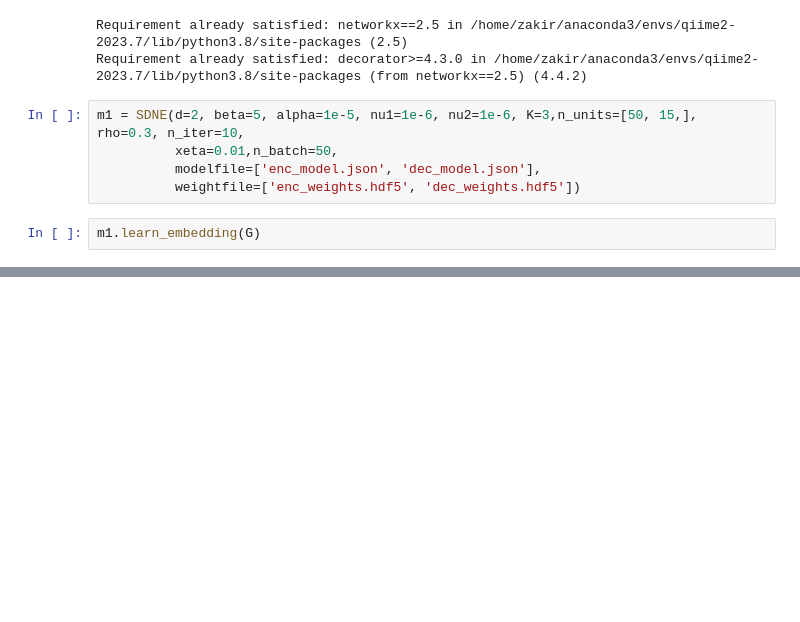
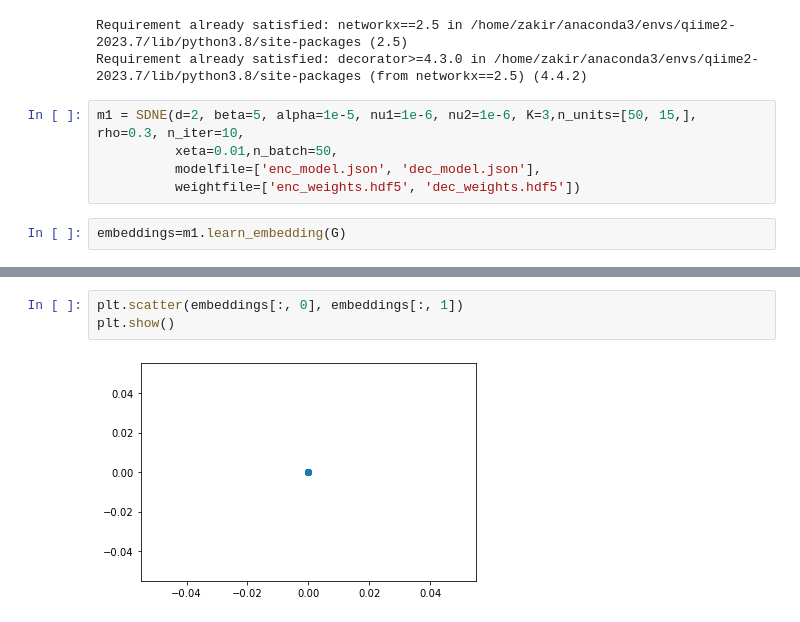
Before and after one commit to Zakir-Hossine/DAA_NN, a Jupyter notebook: GNN_DAA.ipynb, the cells around one changed output, grey strips where cells are left out. Cells and saved outputs as stored; diff of their text form; blank space fills up the shorter version.

```diff
--- a/GNN_DAA.ipynb
+++ b/GNN_DAA.ipynb
@@ -315,5 +308,5 @@ m1 = SDNE(d=2, beta=5, alpha=1e-5, nu1=1e-6, nu2=1e-6, K=3,n_units=[50, 15,], rh
           modelfile=['enc_model.json', 'dec_model.json'],
           weightfile=['enc_weights.hdf5', 'dec_weights.hdf5'])
 # %%
-m1.learn_embedding(G)
+embeddings=m1.learn_embedding(G)
 # %% [output]
@@ -322 +333,6 @@ ValueError: decay is deprecated in the new Keras optimizer, please check the doc
+# %%
+plt.scatter(embeddings[:, 0], embeddings[:, 1])
+plt.show()
+# %% [output]
+[figure, added]
 # %%
```
Also changed, not shown: parts of 7 cells of this notebook, 4 other files.
